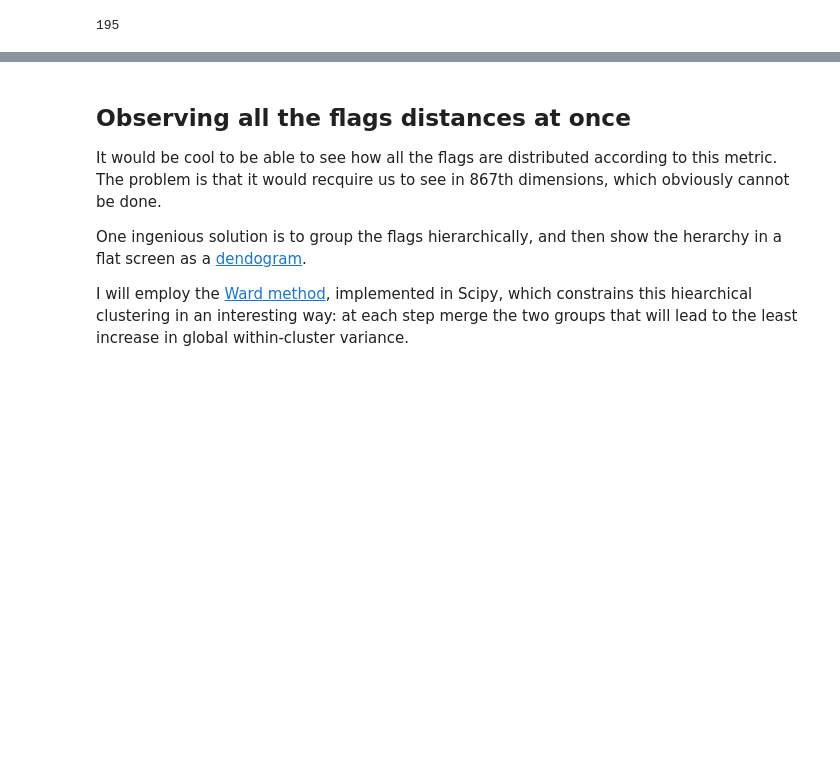
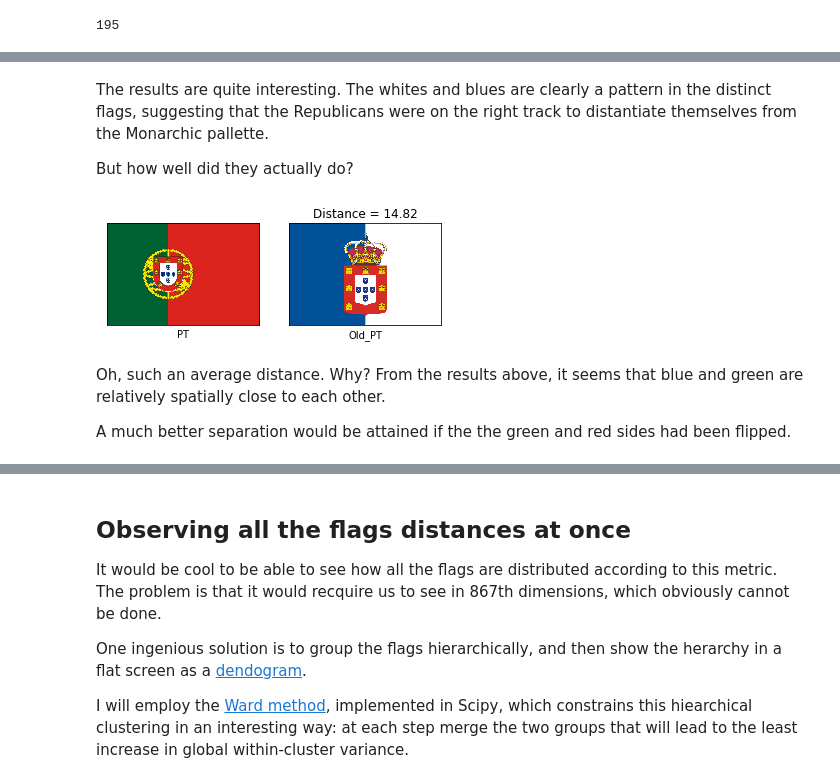
Before and after one commit to ricardoV94/stats, a Jupyter notebook: flags/Flags dendogram.ipynb, the cells around one changed output, grey strips where cells are left out. Saved outputs shown, nothing was run; the diff lists cells and outputs as text; code cells hidden in the pictures; blank space fills up the shorter version.

```diff
--- a/flags/Flags dendogram.ipynb
+++ b/flags/Flags dendogram.ipynb
@@ -265,0 +272,20 @@ Again, flag distance overemphasizes white, although this is not necessarily what
+# %% [markdown]
+The results are quite interesting. The whites and blues are clearly a pattern in the distinct flags, suggesting that the Republicans were on the right track to distantiate themselves from the Monarchic pallette.
+
+But how well did they actually do?
+# %%
+old_flag = Image.open(os.path.join('pt_monarchy.png')).convert("RGB")
+flags.append(old_flag)
+countries[196] = 'Old_PT'
+
+old_vector = vectorize(old_flag, 17,17)
+dist = distance.euclidean(vectors[143], old_vector)
+
+plot_flags([143, 196])
+plt.title(f'Distance = {dist:.2f}');
+# %% [output]
+[figure, added]
+# %% [markdown]
+Oh, such an average distance. Why? From the results above, it seems that blue and green are relatively spatially close to each other.
+
+A much better separation would be attained if the the green and red sides had been flipped.
```
Also changed, not shown: parts of 27 cells of this notebook.
